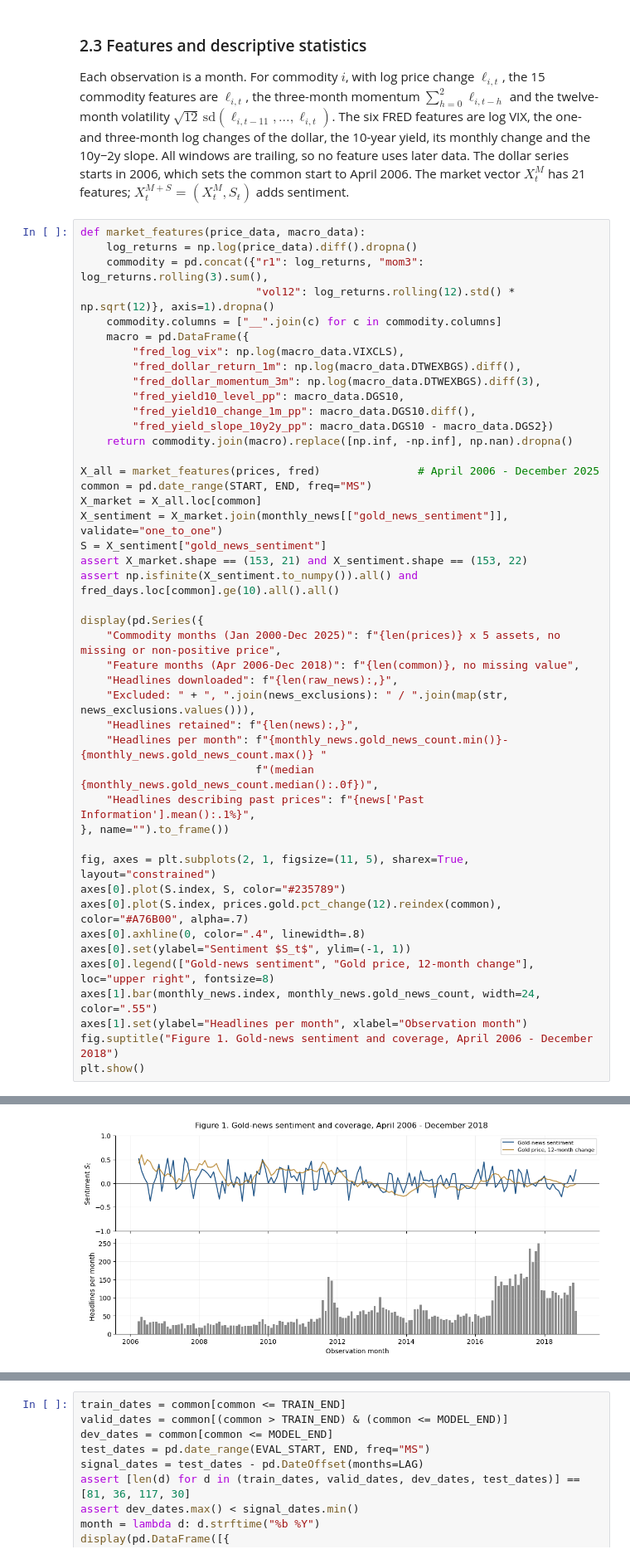
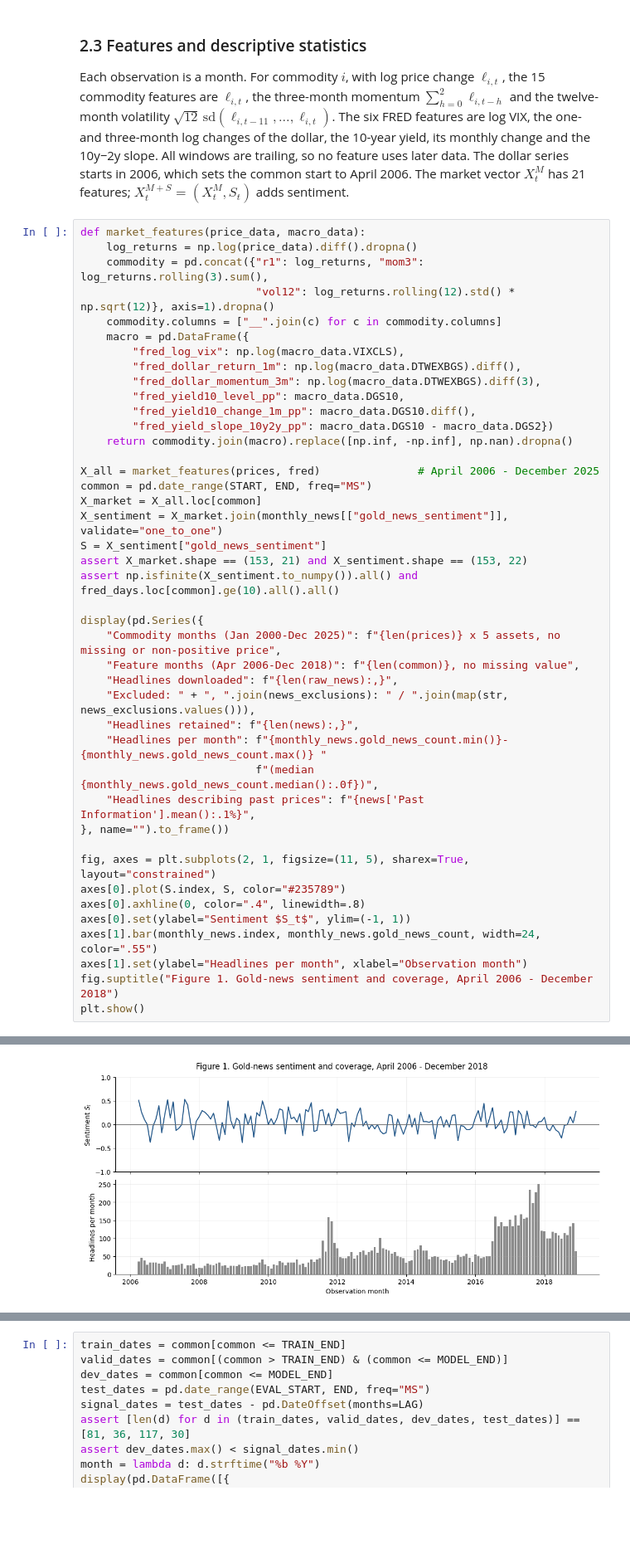
Before and after one commit to onsjd/Machine-learning-for-portfolio-management, a Jupyter notebook: Final_Research_Notebook.ipynb, the cells around one changed output, grey strips where cells are left out. Shown at 83% size. Saved outputs shown, nothing was run; the diff lists cells and outputs as text; blank space fills up the shorter version.

```diff
--- a/Final_Research_Notebook.ipynb
+++ b/Final_Research_Notebook.ipynb
@@ -191,34 +191,32 @@ assert X_market.shape == (153, 21) and X_sentiment.shape == (153, 22)
 assert np.isfinite(X_sentiment.to_numpy()).all() and fred_days.loc[common].ge(10).all().all()
 
 display(pd.Series({
     "Commodity months (Jan 2000-Dec 2025)": f"{len(prices)} x 5 assets, no missing or non-positive price",
     "Feature months (Apr 2006-Dec 2018)": f"{len(common)}, no missing value",
     "Headlines downloaded": f"{len(raw_news):,}",
     "Excluded: " + ", ".join(news_exclusions): " / ".join(map(str, news_exclusions.values())),
     "Headlines retained": f"{len(news):,}",
     "Headlines per month": f"{monthly_news.gold_news_count.min()}-{monthly_news.gold_news_count.max()} "
                            f"(median {monthly_news.gold_news_count.median():.0f})",
     "Headlines describing past prices": f"{news['Past Information'].mean():.1%}",
 }, name="").to_frame())
 
 fig, axes = plt.subplots(2, 1, figsize=(11, 5), sharex=True, layout="constrained")
 axes[0].plot(S.index, S, color="#235789")
-axes[0].plot(S.index, prices.gold.pct_change(12).reindex(common), color="#A76B00", alpha=.7)
 axes[0].axhline(0, color=".4", linewidth=.8)
 axes[0].set(ylabel="Sentiment $S_t$", ylim=(-1, 1))
-axes[0].legend(["Gold-news sentiment", "Gold price, 12-month change"], loc="upper right", fontsize=8)
 axes[1].bar(monthly_news.index, monthly_news.gold_news_count, width=24, color=".55")
 axes[1].set(ylabel="Headlines per month", xlabel="Observation month")
 fig.suptitle("Figure 1. Gold-news sentiment and coverage, April 2006 - December 2018")
 plt.show()
 # %% [output]
 |  |  |
 | Commodity months (Jan 2000-Dec 2025) | 312 x 5 assets, no missing or non... |
 | Feature months (Apr 2006-Dec 2018) | 153, no missing value |
 | Headlines downloaded | 10,570 |
 | Excluded: invalid date, outside w... | 165 / 1007 / 0 / 1 |
 | Headlines retained | 9,397 |
 | Headlines per month | 14-250 (median 44) |
 | Headlines describing past prices | 96.7% |
-[figure, old version]
+[figure, new version]
 # %% [markdown]
```
Also changed, not shown: parts of 19 cells of this notebook.
